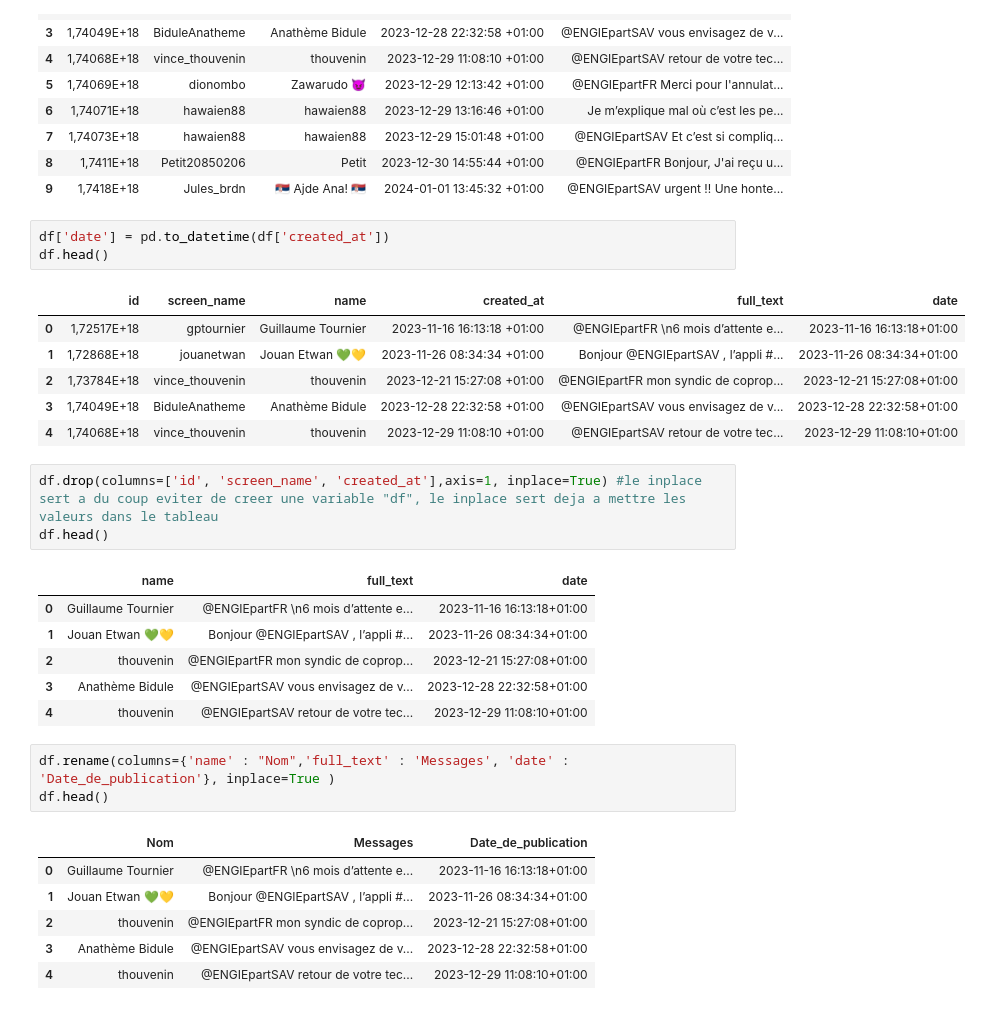
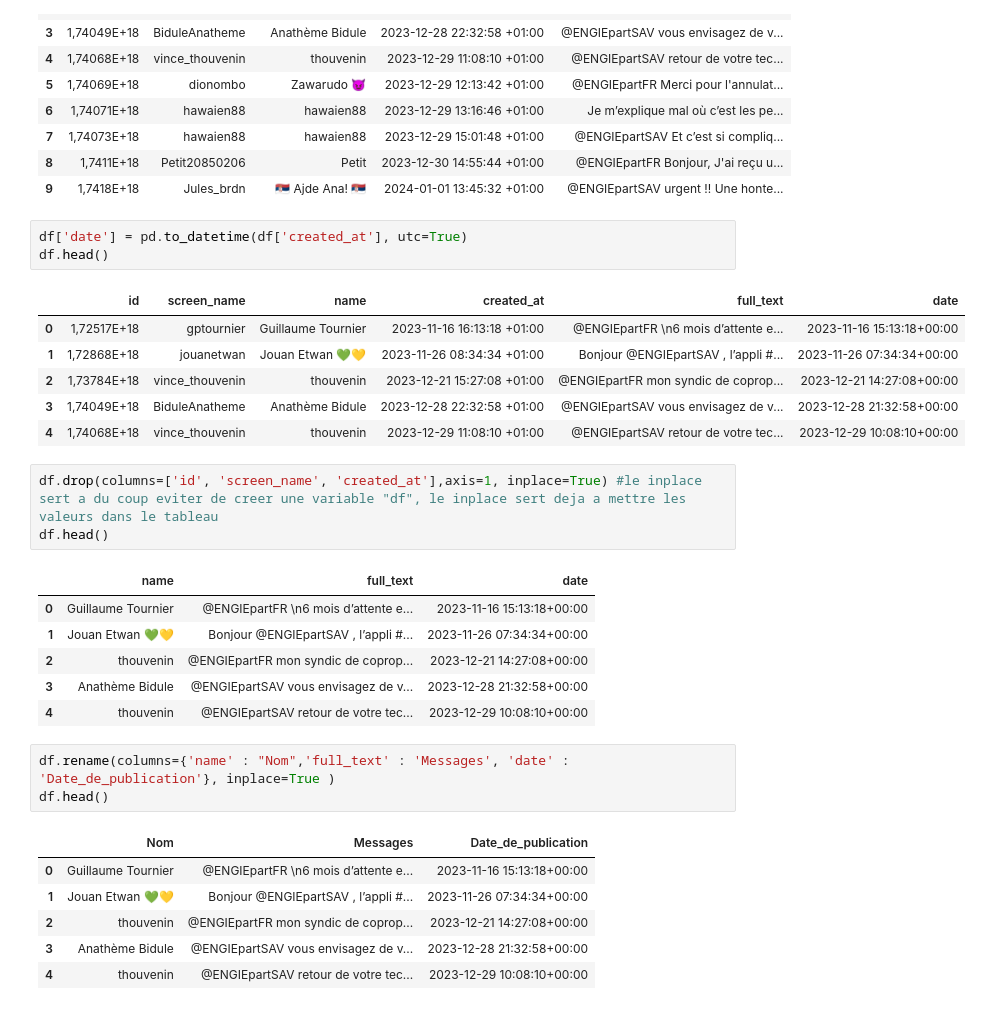
Before and after one commit to BenjaminMIG3/challenge-48H-2025-2026, a Jupyter notebook: src/main.ipynb, the cells around one changed output. Drawn from its saved outputs; the diff is of its cells as text.

```diff
--- a/src/main.ipynb
+++ b/src/main.ipynb
@@ -79,32 +130,32 @@ df.head(10)
 | 8 | 1,7411E+18 | Petit20850206 | Petit | 2023-12-30 14:55:44 +01:00 | @ENGIEpartFR Bonjour, J'ai reçu u... |
 | 9 | 1,7418E+18 | Jules_brdn | 🇷🇸 Ajde Ana! 🇷🇸 | 2024-01-01 13:45:32 +01:00 | @ENGIEpartSAV urgent !! Une honte... |
 # %%
-df['date'] = pd.to_datetime(df['created_at'])
+df['date'] = pd.to_datetime(df['created_at'], utc=True)
 df.head()
 # %% [output]
 |  | id | screen_name | name | created_at | full_text | date |
-| 0 | 1,72517E+18 | gptournier | Guillaume Tournier | 2023-11-16 16:13:18 +01:00 | @ENGIEpartFR \n6 mois d’attente e... | 2023-11-16 16:13:18+01:00 |
-| 1 | 1,72868E+18 | jouanetwan | Jouan Etwan 💚💛 | 2023-11-26 08:34:34 +01:00 | Bonjour @ENGIEpartSAV , l’appli #... | 2023-11-26 08:34:34+01:00 |
-| 2 | 1,73784E+18 | vince_thouvenin | thouvenin | 2023-12-21 15:27:08 +01:00 | @ENGIEpartFR mon syndic de coprop... | 2023-12-21 15:27:08+01:00 |
-| 3 | 1,74049E+18 | BiduleAnatheme | Anathème Bidule | 2023-12-28 22:32:58 +01:00 | @ENGIEpartSAV vous envisagez de v... | 2023-12-28 22:32:58+01:00 |
-| 4 | 1,74068E+18 | vince_thouvenin | thouvenin | 2023-12-29 11:08:10 +01:00 | @ENGIEpartSAV retour de votre tec... | 2023-12-29 11:08:10+01:00 |
+| 0 | 1,72517E+18 | gptournier | Guillaume Tournier | 2023-11-16 16:13:18 +01:00 | @ENGIEpartFR \n6 mois d’attente e... | 2023-11-16 15:13:18+00:00 |
+| 1 | 1,72868E+18 | jouanetwan | Jouan Etwan 💚💛 | 2023-11-26 08:34:34 +01:00 | Bonjour @ENGIEpartSAV , l’appli #... | 2023-11-26 07:34:34+00:00 |
+| 2 | 1,73784E+18 | vince_thouvenin | thouvenin | 2023-12-21 15:27:08 +01:00 | @ENGIEpartFR mon syndic de coprop... | 2023-12-21 14:27:08+00:00 |
+| 3 | 1,74049E+18 | BiduleAnatheme | Anathème Bidule | 2023-12-28 22:32:58 +01:00 | @ENGIEpartSAV vous envisagez de v... | 2023-12-28 21:32:58+00:00 |
+| 4 | 1,74068E+18 | vince_thouvenin | thouvenin | 2023-12-29 11:08:10 +01:00 | @ENGIEpartSAV retour de votre tec... | 2023-12-29 10:08:10+00:00 |
 # %%
 df.drop(columns=['id', 'screen_name', 'created_at'],axis=1, inplace=True) #le inplace sert a du coup eviter de creer une variable "df", le inplace sert deja a mettre les valeurs dans le tableau
 df.head()
 # %% [output]
 |  | name | full_text | date |
-| 0 | Guillaume Tournier | @ENGIEpartFR \n6 mois d’attente e... | 2023-11-16 16:13:18+01:00 |
-| 1 | Jouan Etwan 💚💛 | Bonjour @ENGIEpartSAV , l’appli #... | 2023-11-26 08:34:34+01:00 |
-| 2 | thouvenin | @ENGIEpartFR mon syndic de coprop... | 2023-12-21 15:27:08+01:00 |
-| 3 | Anathème Bidule | @ENGIEpartSAV vous envisagez de v... | 2023-12-28 22:32:58+01:00 |
-| 4 | thouvenin | @ENGIEpartSAV retour de votre tec... | 2023-12-29 11:08:10+01:00 |
+| 0 | Guillaume Tournier | @ENGIEpartFR \n6 mois d’attente e... | 2023-11-16 15:13:18+00:00 |
+| 1 | Jouan Etwan 💚💛 | Bonjour @ENGIEpartSAV , l’appli #... | 2023-11-26 07:34:34+00:00 |
+| 2 | thouvenin | @ENGIEpartFR mon syndic de coprop... | 2023-12-21 14:27:08+00:00 |
+| 3 | Anathème Bidule | @ENGIEpartSAV vous envisagez de v... | 2023-12-28 21:32:58+00:00 |
+| 4 | thouvenin | @ENGIEpartSAV retour de votre tec... | 2023-12-29 10:08:10+00:00 |
 # %%
 df.rename(columns={'name' : "Nom",'full_text' : 'Messages', 'date' : 'Date_de_publication'}, inplace=True )
 df.head()
 # %% [output]
 |  | Nom | Messages | Date_de_publication |
-| 0 | Guillaume Tournier | @ENGIEpartFR \n6 mois d’attente e... | 2023-11-16 16:13:18+01:00 |
-| 1 | Jouan Etwan 💚💛 | Bonjour @ENGIEpartSAV , l’appli #... | 2023-11-26 08:34:34+01:00 |
-| 2 | thouvenin | @ENGIEpartFR mon syndic de coprop... | 2023-12-21 15:27:08+01:00 |
-| 3 | Anathème Bidule | @ENGIEpartSAV vous envisagez de v... | 2023-12-28 22:32:58+01:00 |
-| 4 | thouvenin | @ENGIEpartSAV retour de votre tec... | 2023-12-29 11:08:10+01:00 |
+| 0 | Guillaume Tournier | @ENGIEpartFR \n6 mois d’attente e... | 2023-11-16 15:13:18+00:00 |
+| 1 | Jouan Etwan 💚💛 | Bonjour @ENGIEpartSAV , l’appli #... | 2023-11-26 07:34:34+00:00 |
+| 2 | thouvenin | @ENGIEpartFR mon syndic de coprop... | 2023-12-21 14:27:08+00:00 |
+| 3 | Anathème Bidule | @ENGIEpartSAV vous envisagez de v... | 2023-12-28 21:32:58+00:00 |
+| 4 | thouvenin | @ENGIEpartSAV retour de votre tec... | 2023-12-29 10:08:10+00:00 |
```
Also changed, not shown: parts of 10 cells of this notebook.
